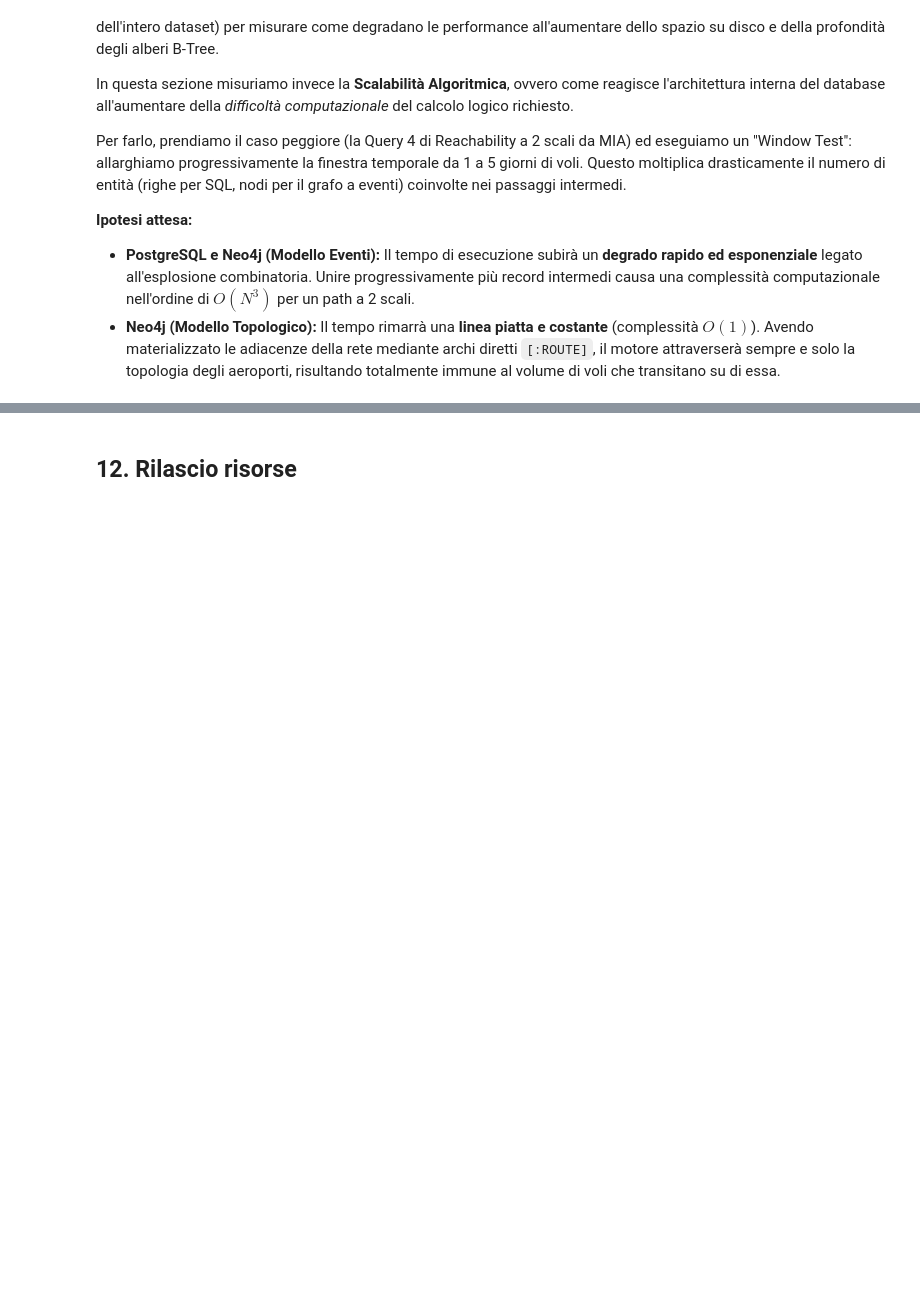
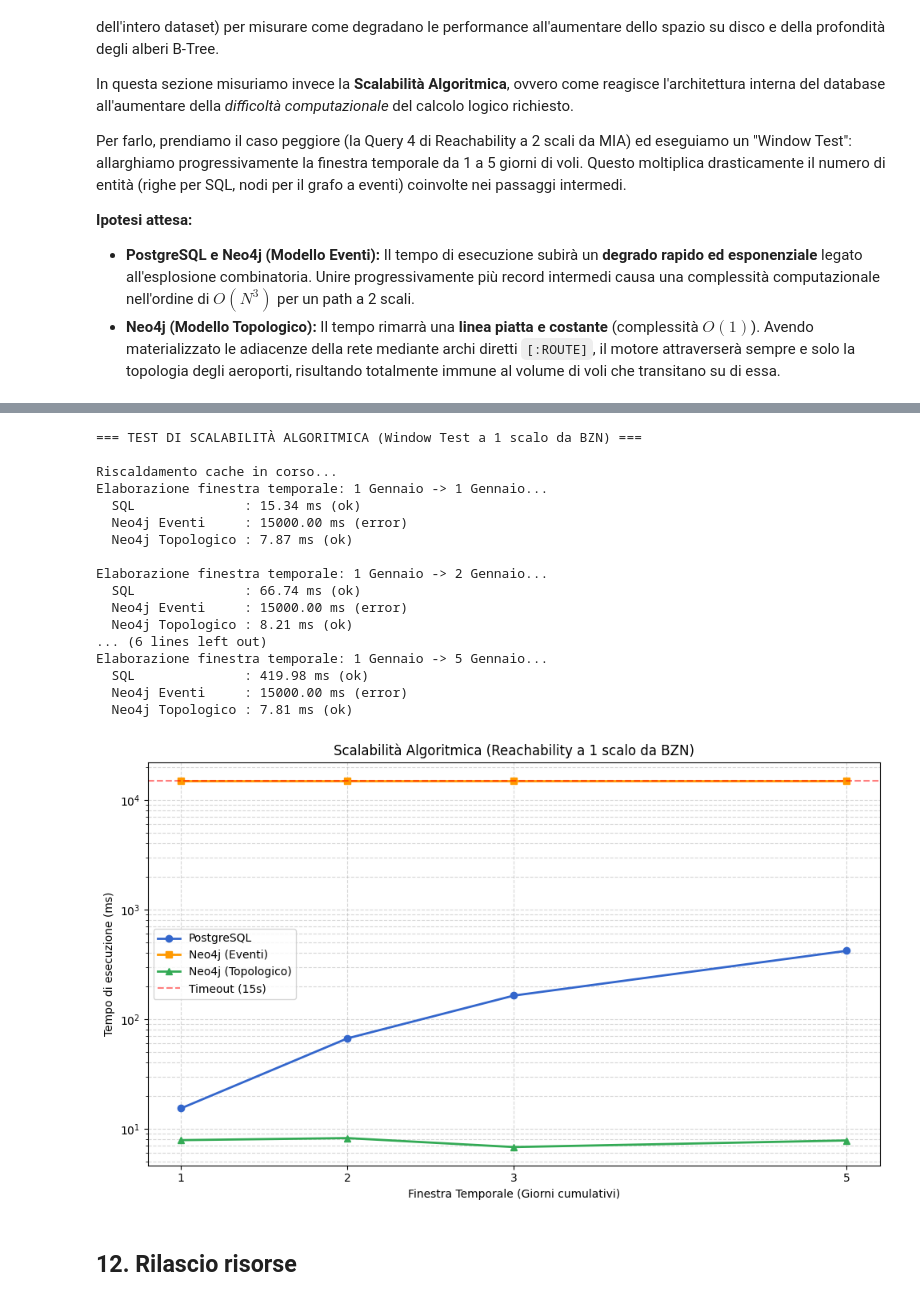
Before and after one commit to matteorisolo/flight-db-benchmark, a Jupyter notebook: notebooks/benchmarks_v4.ipynb, the cells around one changed output, grey strips where cells are left out. Saved outputs shown, nothing was run; the diff lists cells and outputs as text; code cells hidden in the pictures; blank space fills up the shorter version.

Commit message:
Modifiche per correzzioni errori

```diff
--- a/notebooks/benchmarks_v4.ipynb
+++ b/notebooks/benchmarks_v4.ipynb
@@ -982,3 +950,83 @@ Elaborazione finestra temporale: 1 Gennaio -> 5 Gennaio...
+# %%
+import matplotlib.pyplot as plt
+
+print("=== TEST DI SCALABILITÀ ALGORITMICA (Window Test a 1 scalo da BZN) ===\n")
+
+# 1. WARM-UP (Corsa a vuoto per caricare la RAM, ignoriamo i risultati)
+print("Riscaldamento cache in corso...")
+q_sql_warm = "SELECT COUNT(DISTINCT f2.destination_airport) FROM flights f1 JOIN flights f2 ON f1.destination_airport = f2.origin_airport WHERE f1.origin_airport = 'BZN' AND f1.month = 1 AND f1.day <= 1 AND f2.month = 1 AND f2.day <= 1;"
+q_ev_warm = "MATCH (:Airport {iata_code: 'BZN'})<-[:ORIGIN]-(f1:Flight)-[:DESTINATION]->(mid:Airport)<-[:ORIGIN]-(f2:Flight)-[:DESTINATION]->(dest:Airport) WHERE f1.month = 1 AND f1.day <= 1 AND f2.month = 1 AND f2.day <= 1 RETURN COUNT(DISTINCT dest.iata_code)"
+q_top_warm = "MATCH (:Airport {iata_code: 'BZN'})-[:ROUTE]->(:Airport)-[:ROUTE]->(dest:Airport) RETURN COUNT(DISTINCT dest.iata_code)"
+
+_ = run_engine("sql", q_sql_warm)
+# Eseguiamo il warm up eventi solo se vogliamo provare a fargli superare i 15s.
+# NOTA: se run_engine usa una variabile globale TIMEOUT_MS, impostala a 120000 prima di questo blocco.
+_ = run_engine("neo4j", q_ev_warm)
+_ = run_engine("neo4j", q_top_warm)
+
+
+# 2. TEST REALE
+giorni_test = [1, 2, 3, 5]
+tempi_sql = []
+tempi_eventi = []
+tempi_topologico = []
+
+for d in giorni_test:
+    print(f"Elaborazione finestra temporale: 1 Gennaio -> {d} Gennaio...")
+
+    q_sql = f"SELECT COUNT(DISTINCT f2.destination_airport) FROM flights f1 JOIN flights f2 ON f1.destination_airport = f2.origin_airport WHERE f1.origin_airport = 'BZN' AND f1.month = 1 AND f1.day <= {d} AND f2.month = 1 AND f2.day <= {d};"
+    q_eventi = f"MATCH (:Airport {{iata_code: 'BZN'}})... (STESSA QUERY EVENTI DI PRIMA)... AND f2.day <= {d} RETURN COUNT(DISTINCT dest.iata_code)"
+    q_topologico = "MATCH (:Airport {iata_code: 'BZN'})-[:ROUTE]->(:Airport)-[:ROUTE]->(dest:Airport) RETURN COUNT(DISTINCT dest.iata_code)"
+
+    t_sql, st_sql, _ = run_engine("sql", q_sql)
+    t_ev, st_ev, _ = run_engine("neo4j", q_eventi)
+    t_top, st_top, _ = run_engine("neo4j", q_topologico)
+
+    tempi_sql.append(t_sql)
+    tempi_eventi.append(t_ev)
+    tempi_topologico.append(t_top)
+
+    print(f"  SQL              : {t_sql:.2f} ms ({st_sql})")
+    print(f"  Neo4j Eventi     : {t_ev:.2f} ms ({st_ev})")
+    print(f"  Neo4j Topologico : {t_top:.2f} ms ({st_top})\n")
+
+# --- GENERAZIONE GRAFICO ---
+plt.figure(figsize=(10, 6))
+plt.plot(giorni_test, tempi_sql, marker='o', label='PostgreSQL', color='#3366cc', linewidth=2)
+plt.plot(giorni_test, tempi_eventi, marker='s', label='Neo4j (Eventi)', color='#ff9900', linewidth=2)
+plt.plot(giorni_test, tempi_topologico, marker='^', label='Neo4j (Topologico)', color='#33aa55', linewidth=2)
+
+plt.axhline(y=15000, color='r', linestyle='--', alpha=0.5, label='Timeout (15s)')
+plt.title("Scalabilità Algoritmica (Reachability a 1 scalo da BZN)")
+plt.xlabel("Finestra Temporale (Giorni cumulativi)")
+plt.ylabel("Tempo di esecuzione (ms)")
+plt.xticks(giorni_test)
+plt.yscale('log')
+plt.grid(True, which="both", ls="--", alpha=0.5)
+plt.legend()
+
+plt.tight_layout()
+plt.savefig("window_test_scalability.png", dpi=300)
+plt.show()
+# %% [output]
+=== TEST DI SCALABILITÀ ALGORITMICA (Window Test a 1 scalo da BZN) ===
+
+Riscaldamento cache in corso...
+Elaborazione finestra temporale: 1 Gennaio -> 1 Gennaio...
+  SQL              : 15.34 ms (ok)
+  Neo4j Eventi     : 15000.00 ms (error)
+  Neo4j Topologico : 7.87 ms (ok)
+
+Elaborazione finestra temporale: 1 Gennaio -> 2 Gennaio...
+  SQL              : 66.74 ms (ok)
+  Neo4j Eventi     : 15000.00 ms (error)
+  Neo4j Topologico : 8.21 ms (ok)
+... (6 lines left out)
+Elaborazione finestra temporale: 1 Gennaio -> 5 Gennaio...
+  SQL              : 419.98 ms (ok)
+  Neo4j Eventi     : 15000.00 ms (error)
+  Neo4j Topologico : 7.81 ms (ok)
+[figure, added]
 # %% [markdown]
 ## 12. Rilascio risorse
 # %%
```
Also changed, not shown: parts of 17 cells of this notebook, 3 other files.
